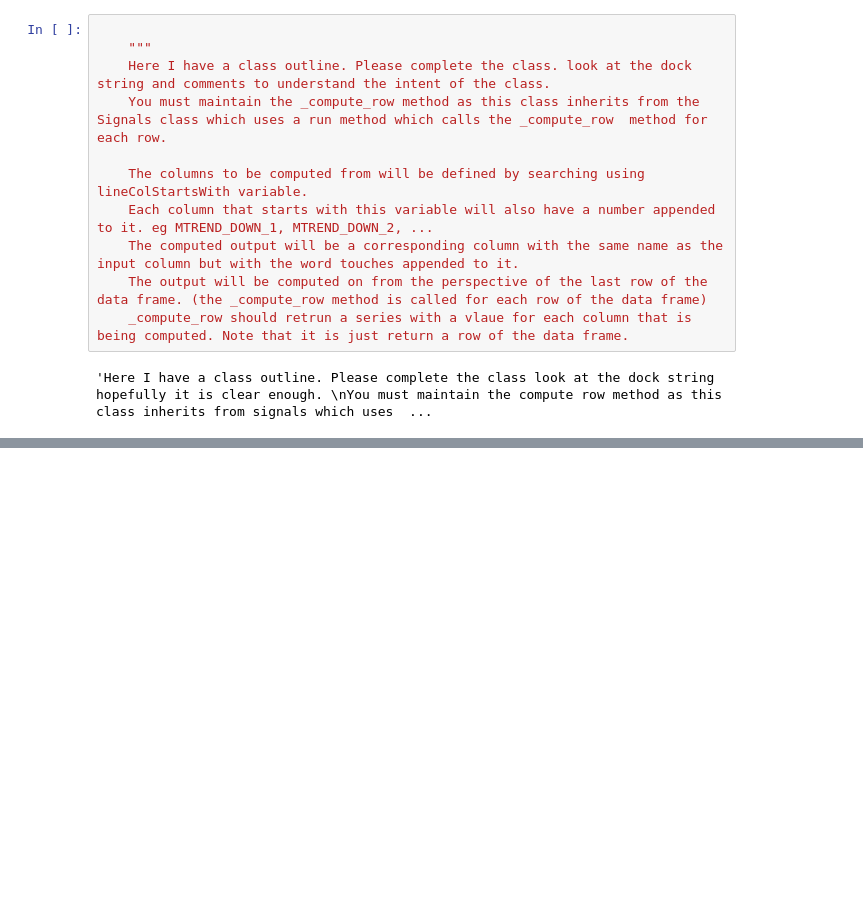
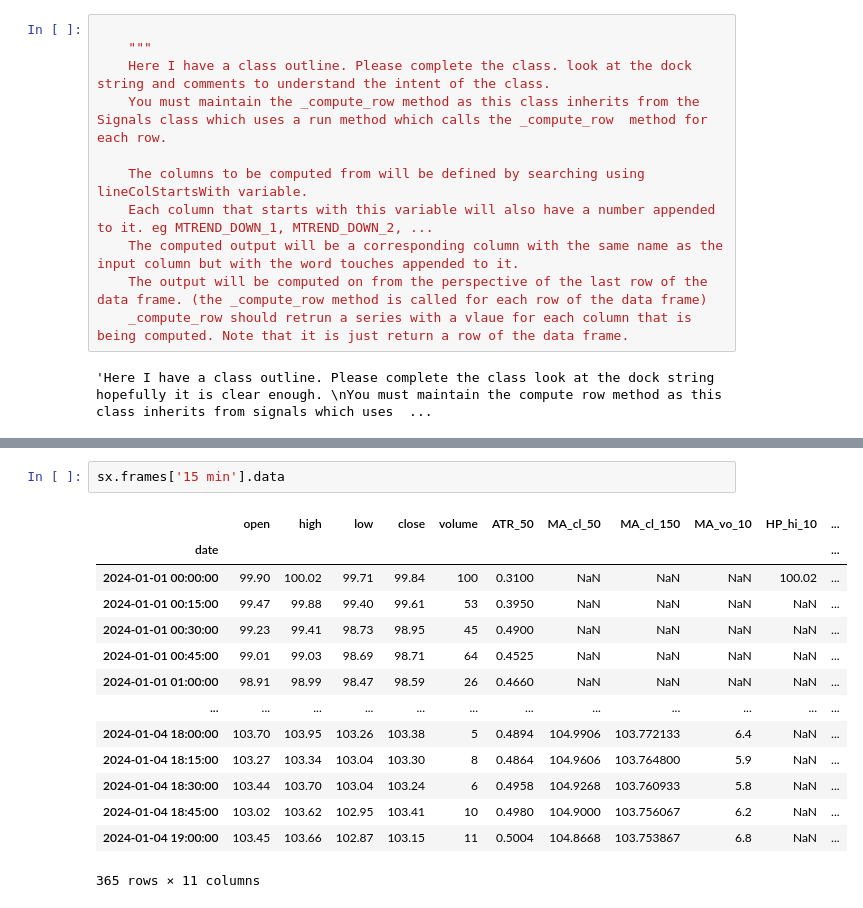
Before and after one commit to Design-01/stockbot_4, a Jupyter notebook: frames.ipynb, the cells around one changed output, grey strips where cells are left out. Saved outputs shown, nothing was run; the diff lists cells and outputs as text; blank space fills up the shorter version.

```diff
--- a/frames.ipynb
+++ b/frames.ipynb
@@ -493,0 +745,17 @@ score_ma50_movement(500, 500)
+# %%
+sx.frames['15 min'].data
+# %% [output]
+|  | open | high | low | close | volume | ATR_50 | MA_cl_50 | MA_cl_150 | MA_vo_10 | HP_hi_10 | ... |
+| date |  |  |  |  |  |  |  |  |  |  | ... |
+| 2024-01-01 00:00:00 | 99.90 | 100.02 | 99.71 | 99.84 | 100 | 0.3100 | NaN | NaN | NaN | 100.02 | ... |
+| 2024-01-01 00:15:00 | 99.47 | 99.88 | 99.40 | 99.61 | 53 | 0.3950 | NaN | NaN | NaN | NaN | ... |
+| 2024-01-01 00:30:00 | 99.23 | 99.41 | 98.73 | 98.95 | 45 | 0.4900 | NaN | NaN | NaN | NaN | ... |
+| 2024-01-01 00:45:00 | 99.01 | 99.03 | 98.69 | 98.71 | 64 | 0.4525 | NaN | NaN | NaN | NaN | ... |
+| 2024-01-01 01:00:00 | 98.91 | 98.99 | 98.47 | 98.59 | 26 | 0.4660 | NaN | NaN | NaN | NaN | ... |
+| ... | ... | ... | ... | ... | ... | ... | ... | ... | ... | ... | ... |
+| 2024-01-04 18:00:00 | 103.70 | 103.95 | 103.26 | 103.38 | 5 | 0.4894 | 104.9906 | 103.772133 | 6.4 | NaN | ... |
+| 2024-01-04 18:15:00 | 103.27 | 103.34 | 103.04 | 103.30 | 8 | 0.4864 | 104.9606 | 103.764800 | 5.9 | NaN | ... |
+| 2024-01-04 18:30:00 | 103.44 | 103.70 | 103.04 | 103.24 | 6 | 0.4958 | 104.9268 | 103.760933 | 5.8 | NaN | ... |
+| 2024-01-04 18:45:00 | 103.02 | 103.62 | 102.95 | 103.41 | 10 | 0.4980 | 104.9000 | 103.756067 | 6.2 | NaN | ... |
+| 2024-01-04 19:00:00 | 103.45 | 103.66 | 102.87 | 103.15 | 11 | 0.5004 | 104.8668 | 103.753867 | 6.8 | NaN | ... |
+365 rows × 11 columns
```
Also changed, not shown: parts of 16 cells of this notebook, 5 other files.
